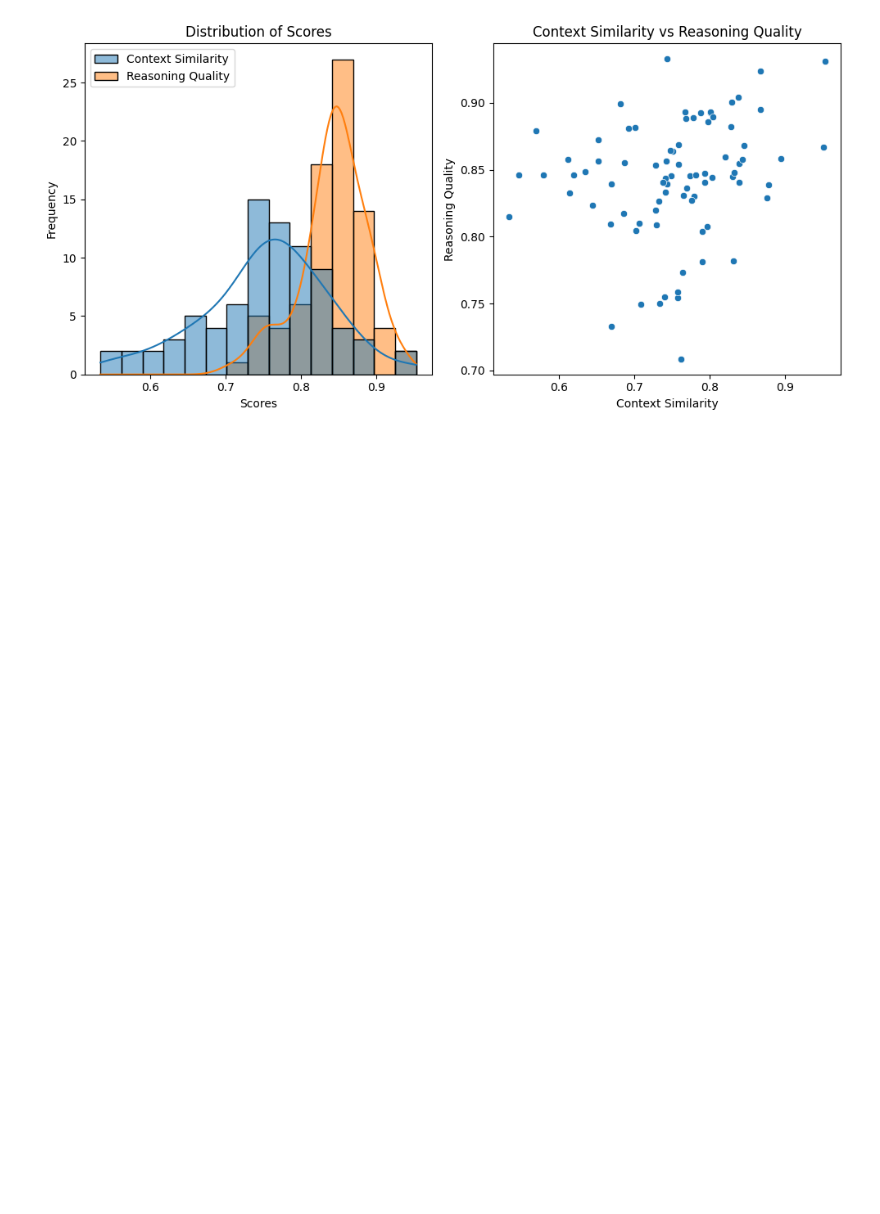
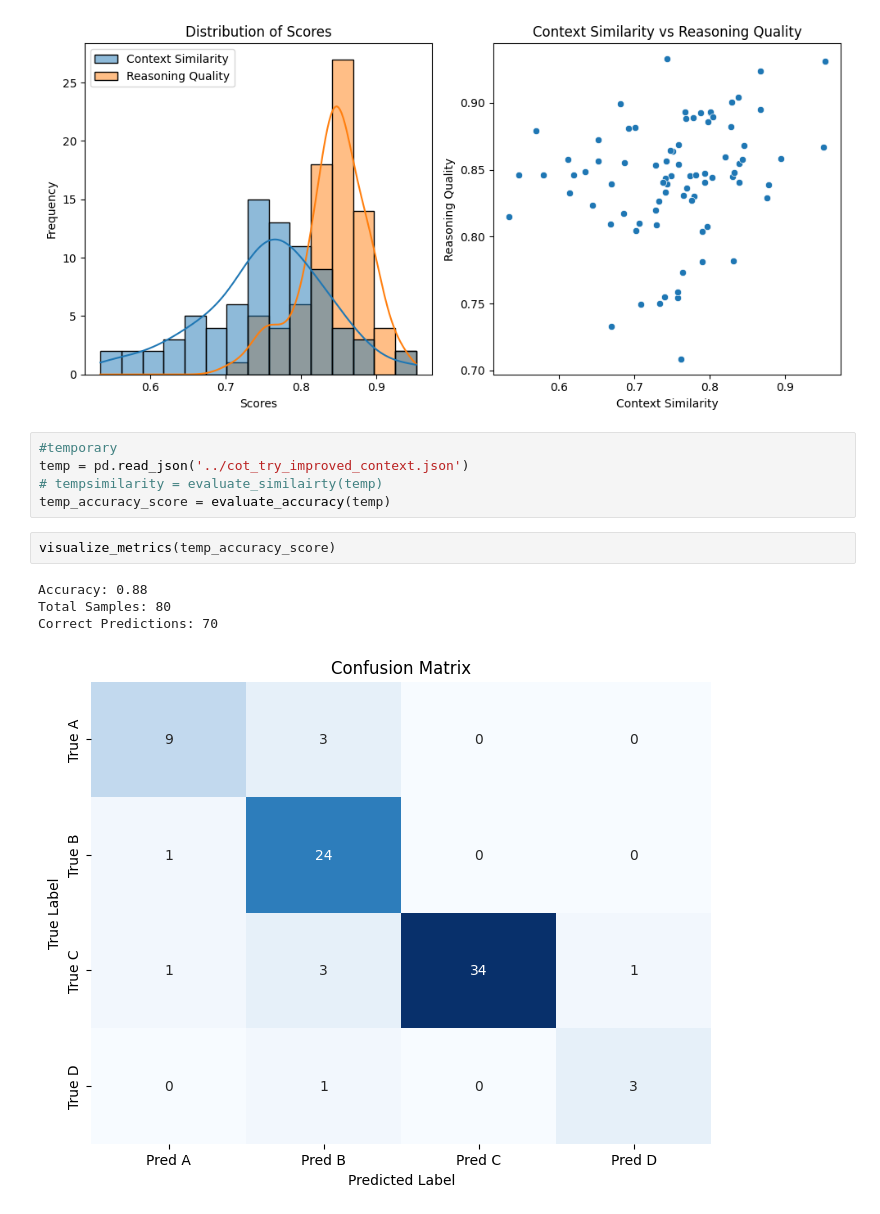
Before and after one commit to paudelanil/askMCQ, a Jupyter notebook: notebook/Evaluation.ipynb, the cells around one changed output. Drawn from its saved outputs; the diff is of its cells as text; blank space fills up the shorter version.

```diff
--- a/notebook/Evaluation.ipynb
+++ b/notebook/Evaluation.ipynb
@@ -248,3 +285,15 @@ Correct Predictions: 68
 plot_scores(df_gpt4o_openaiembed_similarity_similarity)
 # %% [output]
 [figure]
+# %%
+#temporary
+temp = pd.read_json('../cot_try_improved_context.json')
+# tempsimilarity = evaluate_similairty(temp)
+temp_accuracy_score = evaluate_accuracy(temp)
+# %%
+visualize_metrics(temp_accuracy_score)
+# %% [output]
+Accuracy: 0.88
+Total Samples: 80
+Correct Predictions: 70
+[figure, added]
```
Also changed, not shown: parts of 15 cells of this notebook, 1 other file.
